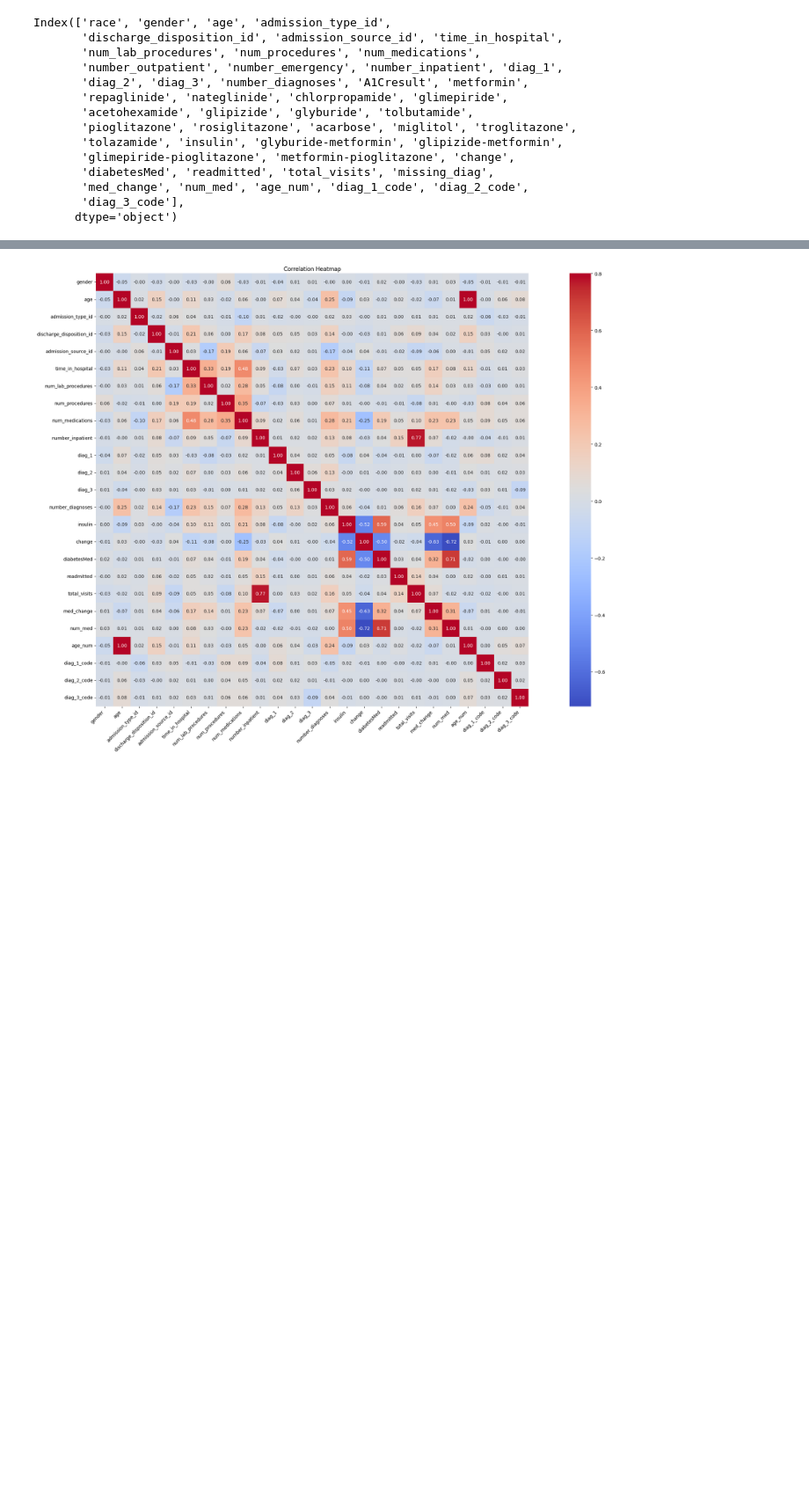
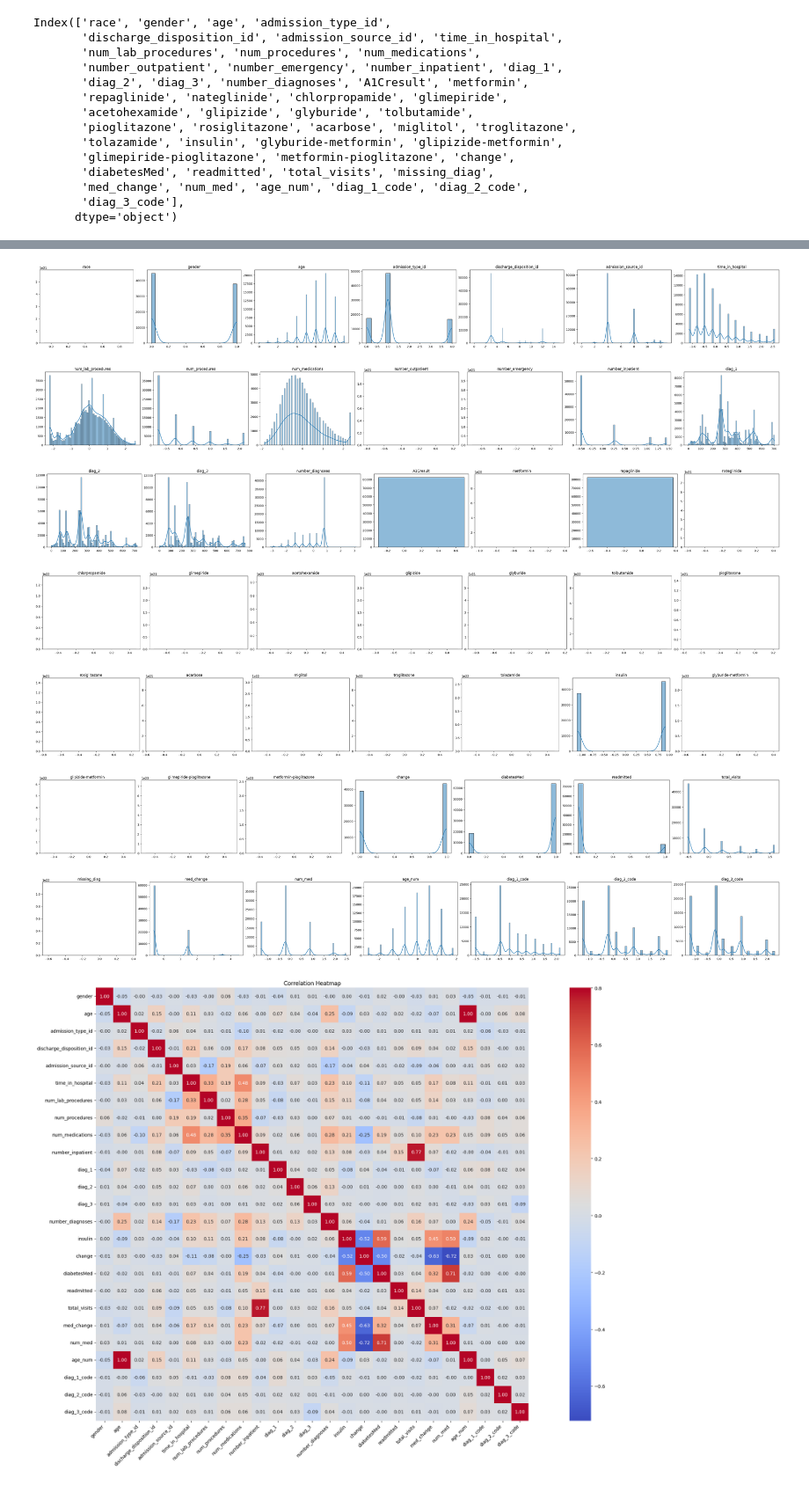
Before and after one commit to yomnabayomi/Hospital-Readmission-Prediction, a Jupyter notebook: Project (2).ipynb, the cells around one changed output, grey strips where cells are left out. Shown at 88% size. Cells and saved outputs as stored; diff of their text form; code cells hidden in the pictures; blank space fills up the shorter version.

```diff
--- a/Project (2).ipynb
+++ b/Project (2).ipynb
@@ -777,8 +777,3 @@ Index(['race', 'gender', 'age', 'admission_type_id',
        'med_change', 'num_med', 'age_num', 'diag_1_code', 'diag_2_code',
        'diag_3_code'],
       dtype='object')
-# %%
-# Histogram to understand the distribution, although i don't get anything 😁
-for i in df.select_dtypes(include='number').columns:
-  sns.histplot(data = df, x = i)
-  plt.show()
@@ -799,3 +780,36 @@ for i in df.select_dtypes(include='number').columns:
+# %%
+# Histogram to understand the distribution, although i don't get anything 😁
+# for i in df.select_dtypes(include='number').columns:
+#   sns.histplot(data = df, x = i)
+#   plt.show()
+
+  #  Chat made the plot in a row
+num_cols = df.select_dtypes(include='number').columns
+cols_per_row = 7
+
+for i in range(0, len(num_cols), cols_per_row):
+    sub_cols = num_cols[i:i + cols_per_row]
+    fig, axes = plt.subplots(1, len(sub_cols), figsize=(5 * len(sub_cols), 4), constrained_layout=True)
+
+    # Make sure axes is always iterable
+    if len(sub_cols) == 1:
+        axes = [axes]
+
+    for ax, col in zip(axes, sub_cols):
+        sns.histplot(data=df, x=col, kde=True, ax=ax)
+        ax.set_title(col)
+        ax.set_xlabel('')
+        ax.set_ylabel('')
+
+    plt.show()
+# %% [output]
+[figure, added]
+[figure, added]
+[figure, added]
+[figure, added]
+[figure, added]
+[figure, added]
+[figure, added]
 # %%
 # Compute correlation matrix
 df_corr = df.corr()
```
Also changed, not shown: parts of 1 cell of this notebook.
